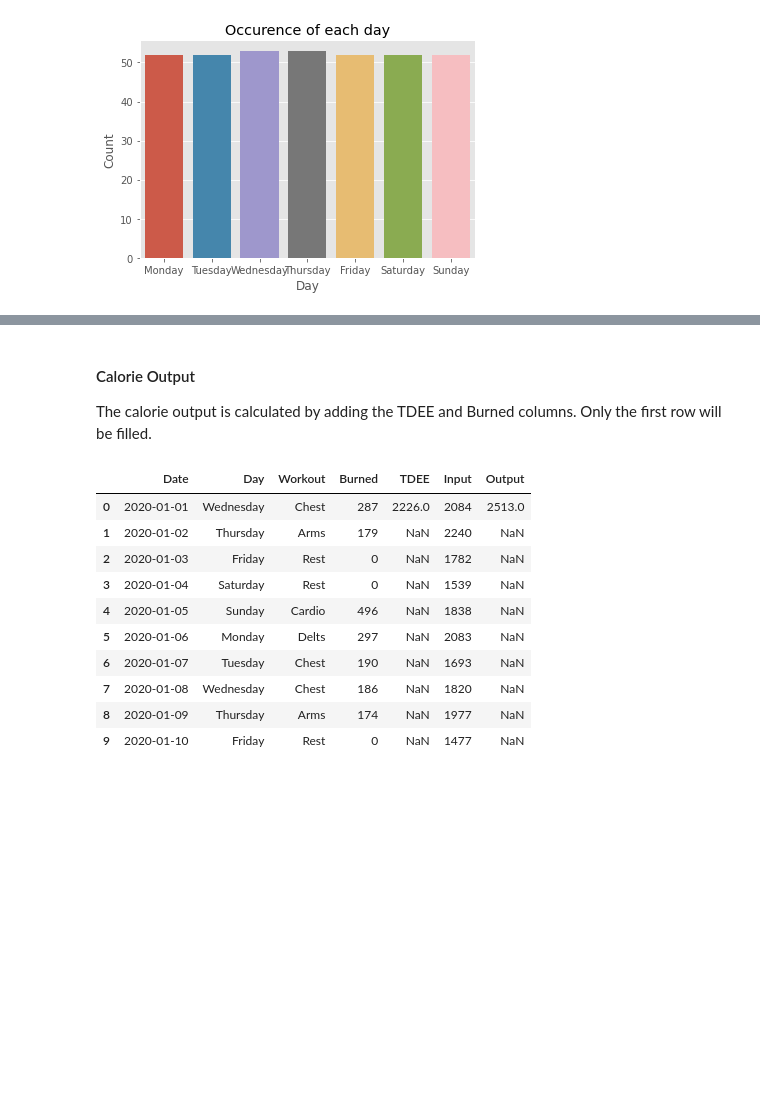
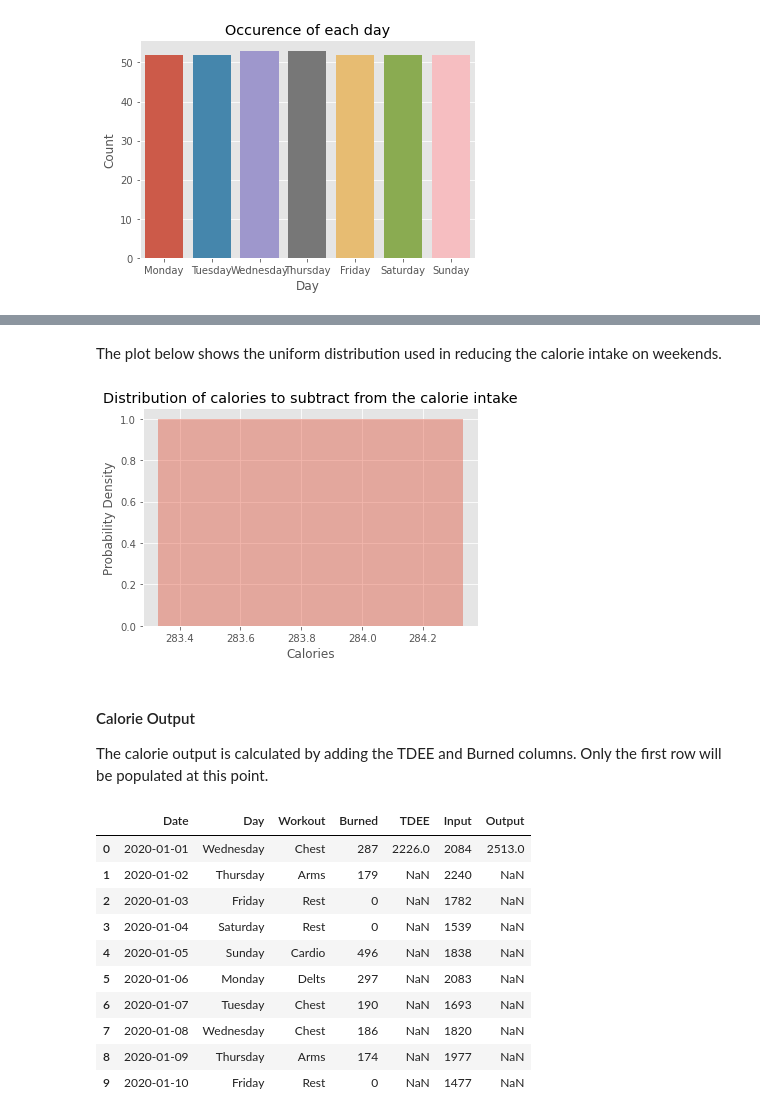
Before and after one commit to GaryLocke91/52465_programming_project, a Jupyter notebook: 52465_programming_project.ipynb, the cells around one changed output, grey strips where cells are left out. Saved outputs shown, nothing was run; the diff lists cells and outputs as text; code cells hidden in the pictures; blank space fills up the shorter version.

```diff
--- a/52465_programming_project.ipynb
+++ b/52465_programming_project.ipynb
@@ -373,7 +405,17 @@ df.head(n=10)
+# %% [markdown]
+The plot below shows the uniform distribution used in reducing the calorie intake on weekends.
+# %%
+# Plot the distribution of calorie intake values
+sns.distplot(less_cals, kde=False)
+# Add plot title and axes labels
+plt.xlabel("Calories"), plt.ylabel("Probability Density"), plt.title("Distribution of calories to subtract from the calorie intake"),
+plt.show()
+# %% [output]
+[figure, added]
 # %% [markdown]
 #### Calorie Output
 
-The calorie output is calculated by adding the TDEE and Burned columns. Only the first row will be filled.
+The calorie output is calculated by adding the TDEE and Burned columns. Only the first row will be populated at this point.
 # %%
 # Create the Cals Out column and populate the first row
 df["Output"] = np.nan
```
Also changed, not shown: parts of 46 cells of this notebook, 1 other file.
